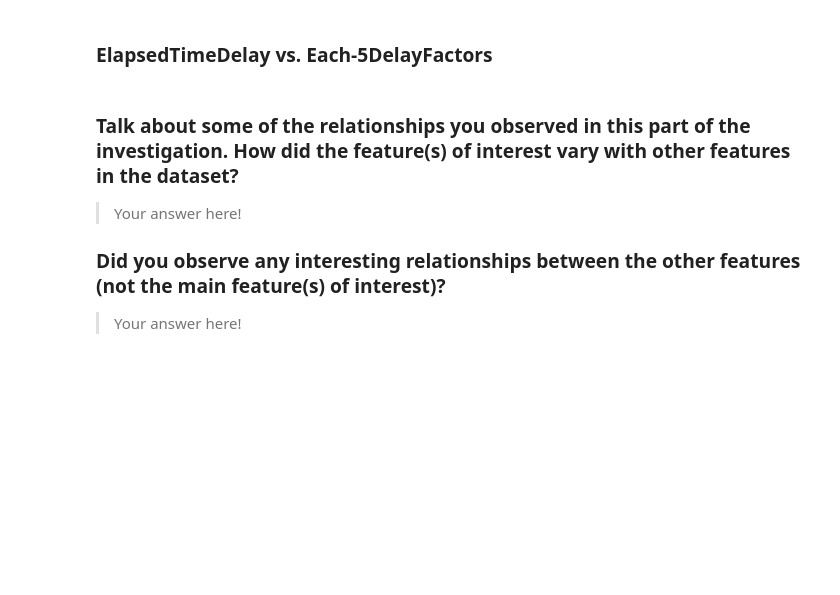
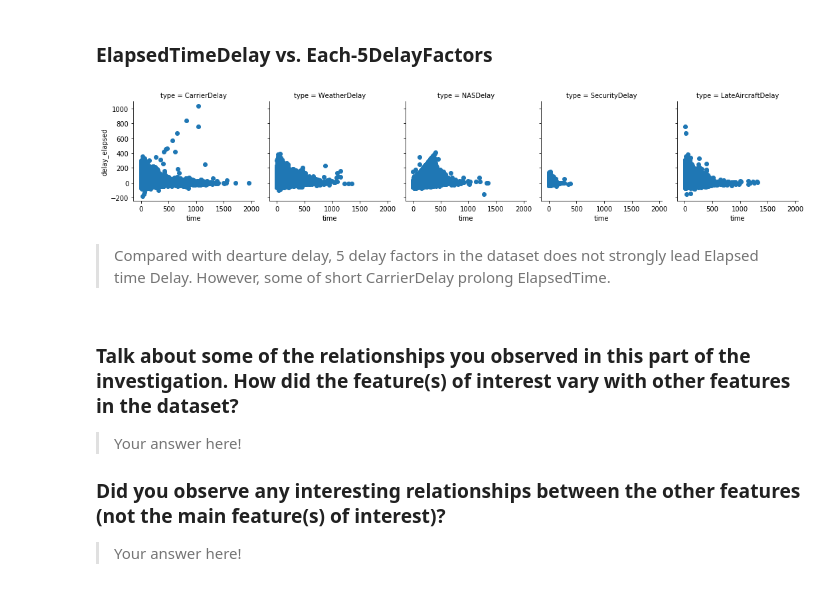
Before and after one commit to kudojp/FlightsDataAnalysis, a Jupyter notebook: exploration_template.ipynb, the cells around one changed output. Cells and saved outputs as stored; diff of their text form; code cells hidden in the pictures; blank space fills up the shorter version.

```diff
--- a/exploration_template.ipynb
+++ b/exploration_template.ipynb
@@ -567,5 +584,12 @@ plt.scatter(data=df, x="delay_elapsed", y="Distance", alpha=0.01, s=10);
 # %% [markdown]
 ### ElapsedTimeDelay vs. Each-5DelayFactors
+# %%
+g = sb.FacetGrid(data=dummy, col="type")
+g.map(plt.scatter, "time", "delay_elapsed");
+# %% [output]
+[figure, added]
+# %% [markdown]
+> Compared with dearture delay, 5 delay factors in the dataset does not strongly lead Elapsed time Delay. However, some of short CarrierDelay prolong ElapsedTime.
 # %% [markdown]
 ### Talk about some of the relationships you observed in this part of the investigation. How did the feature(s) of interest vary with other features in the dataset?
 
```
Also changed, not shown: parts of 22 cells of this notebook.
